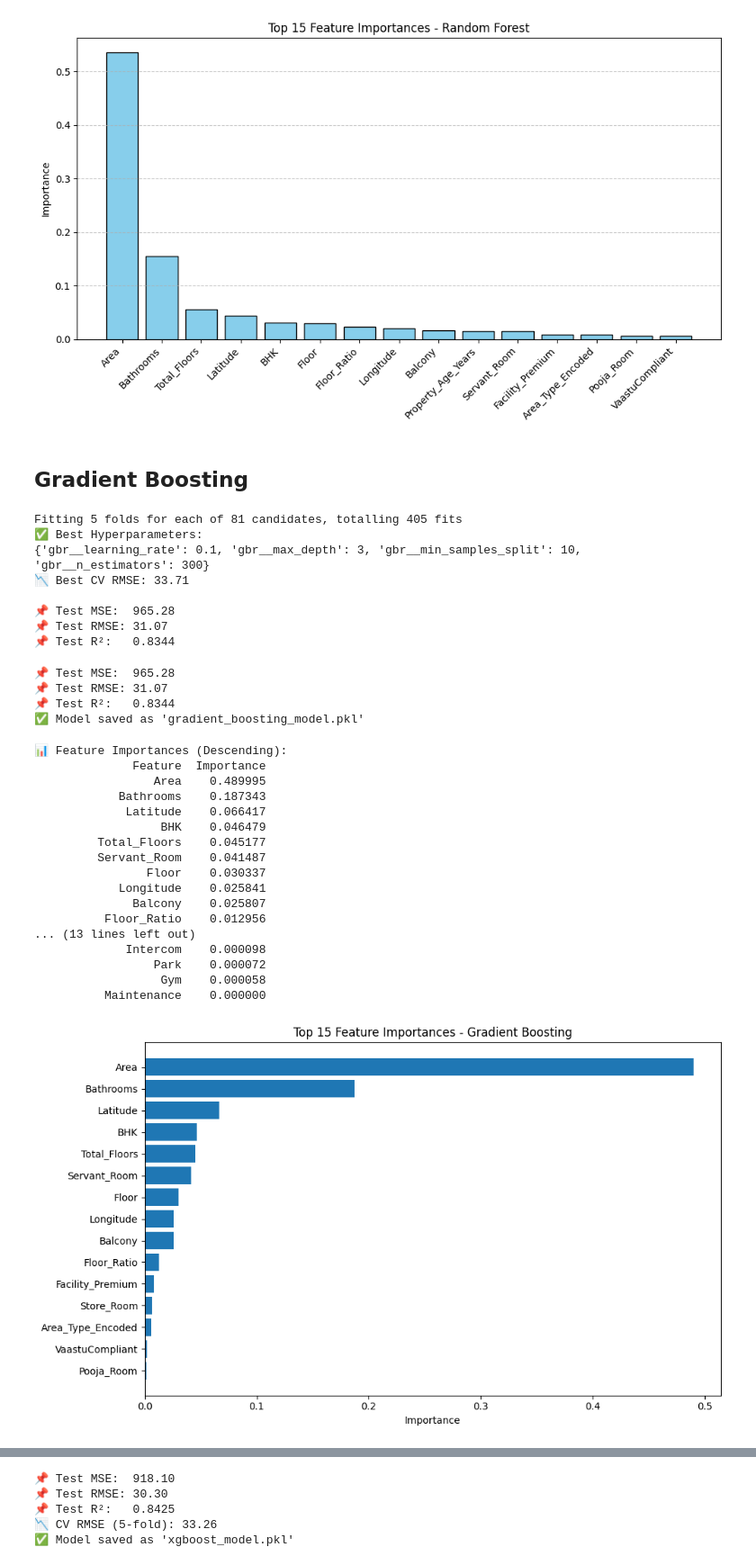
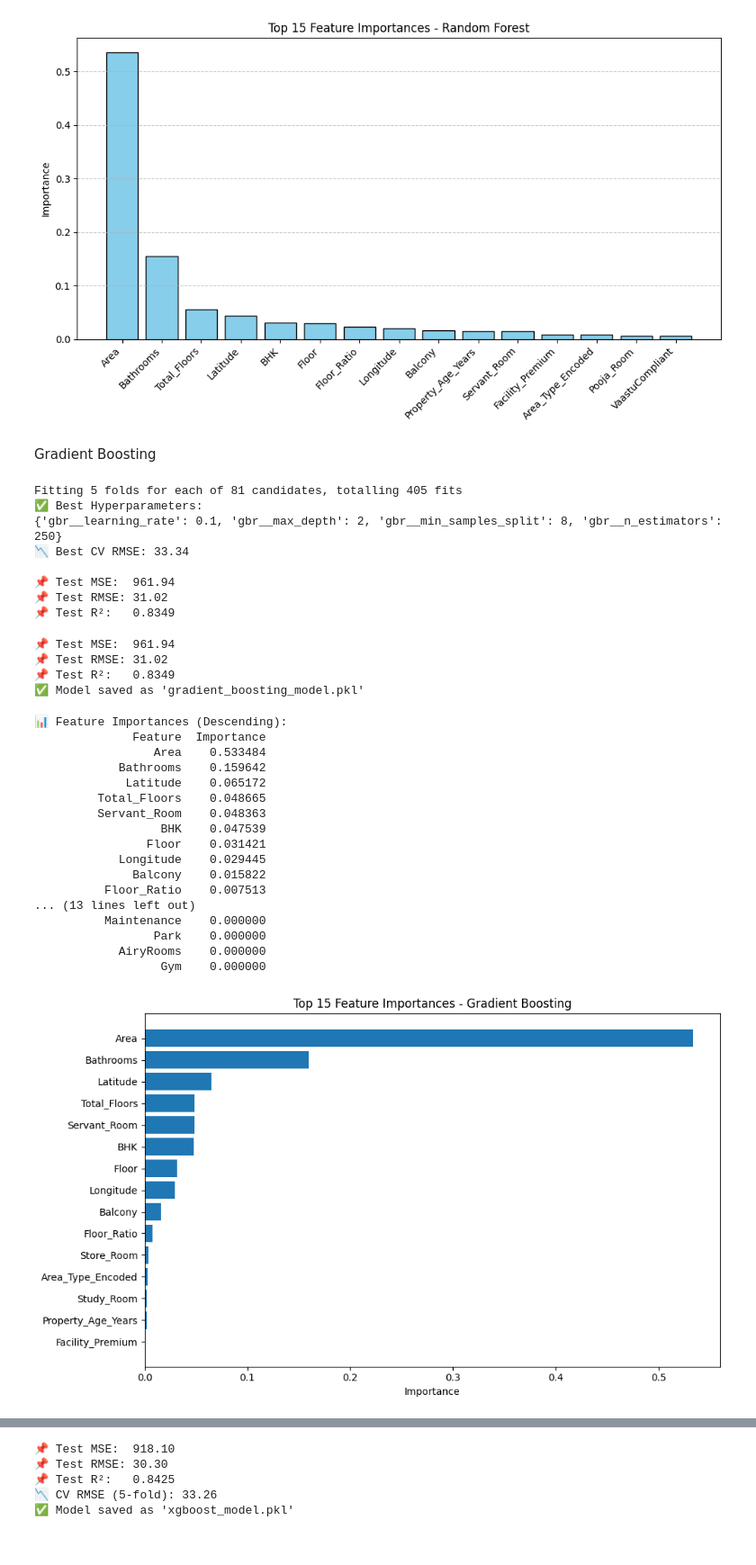
Before and after one commit to iamtgiri/UrbanNest, a Jupyter notebook: notebooks/model_training_and_evaluation.ipynb, the cells around one changed output, grey strips where cells are left out. Shown: that part at 90% size. Saved outputs shown, nothing was run; the diff lists cells and outputs as text; code cells hidden in the pictures.

```diff
--- a/notebooks/model_training_and_evaluation.ipynb
+++ b/notebooks/model_training_and_evaluation.ipynb
@@ -312,7 +312,7 @@ Property_Age_Years    0.015375
    VaastuCompliant    0.006104
 [figure]
 # %% [markdown]
-## Gradient Boosting
+Gradient Boosting
 # %%
 from sklearn.ensemble import GradientBoostingRegressor
 from sklearn.pipeline import Pipeline
@@ -337,10 +337,17 @@ gbr_pipeline = Pipeline([
 
 # Define hyperparameter grid
 param_grid = {
-    'gbr__n_estimators': [100, 200, 300],
-    'gbr__learning_rate': [0.01, 0.05, 0.1],
-    'gbr__max_depth': [3, 4, 5],
-    'gbr__min_samples_split': [2, 5, 10]
+    # 'gbr__learning_rate': [0.01, 0.05, 0.1],
+    'gbr__learning_rate': [0.08, 0.10, 0.12],
+
+    # 'gbr__max_depth': [3, 4, 5],
+    'gbr__max_depth': [1, 2, 3],
+
+    # 'gbr__min_samples_split': [2, 5, 10]
+    'gbr__min_samples_split': [6, 7, 8],
+
+    # 'gbr__n_estimators': [100, 200, 300],
+    'gbr__n_estimators': [150, 200, 250],
 }
 
 # Setup GridSearchCV
@@ -377,12 +384,12 @@ print(f"📌 Test R²:   {test_r2:.4f}")
 # %% [output]
 Fitting 5 folds for each of 81 candidates, totalling 405 fits
 ✅ Best Hyperparameters:
-{'gbr__learning_rate': 0.1, 'gbr__max_depth': 3, 'gbr__min_samples_split': 10, 'gbr__n_estimators': 300}
-📉 Best CV RMSE: 33.71
+{'gbr__learning_rate': 0.1, 'gbr__max_depth': 2, 'gbr__min_samples_split': 8, 'gbr__n_estimators': 250}
+📉 Best CV RMSE: 33.34
 
-📌 Test MSE:  965.28
-📌 Test RMSE: 31.07
-📌 Test R²:   0.8344
+📌 Test MSE:  961.94
+📌 Test RMSE: 31.02
+📌 Test R²:   0.8349
 # %%
 import numpy as np
 import joblib
@@ -403,9 +410,9 @@ gbr_pipeline = Pipeline([
     ('scaler', StandardScaler()),
     ('gradientboosting', GradientBoostingRegressor(
         learning_rate=0.1,
-        max_depth=3,
-        min_samples_split=10,
-        n_estimators=300,
+        max_depth=2,
+        min_samples_split=8,
+        n_estimators=250,
         random_state=42
     ))
 ])
@@ -432,9 +439,9 @@ joblib.dump(X_train.columns.tolist(), '../models/gradient_boosting_model_columns
 
 print("✅ Model saved as 'gradient_boosting_model.pkl'")
 # %% [output]
-📌 Test MSE:  965.28
-📌 Test RMSE: 31.07
-📌 Test R²:   0.8344
+📌 Test MSE:  961.94
+📌 Test RMSE: 31.02
+📌 Test R²:   0.8349
 ✅ Model saved as 'gradient_boosting_model.pkl'
 # %%
 import joblib
@@ -446,46 +453,46 @@ import numpy as np
 gbr_pipeline = joblib.load('../models/gradient_boosting_model.pkl')
 
 # Get feature importances from the Gradient Boosting Regressor
 # Extract the trained regressor from the pipeline
-gbr_model = gbr_pipeline.named_steps['gbr']
+gbr_model = gbr_pipeline.named_steps['gradientboosting']
 
 # Replace with your actual feature names used during training
 feature_names = X_train.columns
 
 # Create a DataFrame for feature importances
 importances = pd.DataFrame({
     'Feature': feature_names,
     'Importance': gbr_model.feature_importances_
 }).sort_values(by='Importance', ascending=False)
 
 # Print feature importances as text
 print("📊 Feature Importances (Descending):")
 print(importances.to_string(index=False))
 
 # Plot the top features
 plt.figure(figsize=(10, 6))
 plt.barh(importances['Feature'][:15][::-1], importances['Importance'][:15][::-1])
 plt.xlabel('Importance')
 plt.title('Top 15 Feature Importances - Gradient Boosting')
 plt.tight_layout()
 plt.show()
 # %% [output]
 📊 Feature Importances (Descending):
               Feature  Importance
-                 Area    0.489995
-            Bathrooms    0.187343
-             Latitude    0.066417
-                  BHK    0.046479
-         Total_Floors    0.045177
-         Servant_Room    0.041487
-                Floor    0.030337
-            Longitude    0.025841
-              Balcony    0.025807
-          Floor_Ratio    0.012956
+                 Area    0.533484
+            Bathrooms    0.159642
+             Latitude    0.065172
+         Total_Floors    0.048665
+         Servant_Room    0.048363
+                  BHK    0.047539
+                Floor    0.031421
+            Longitude    0.029445
+              Balcony    0.015822
+          Floor_Ratio    0.007513
 ... (13 lines left out)
-             Intercom    0.000098
-                 Park    0.000072
-                  Gym    0.000058
           Maintenance    0.000000
+                 Park    0.000000
+            AiryRooms    0.000000
+                  Gym    0.000000
-[figure, old version]
+[figure, new version]
 # %% [markdown]
```
Also changed, not shown: parts of 13 cells of this notebook, 16 other files.
